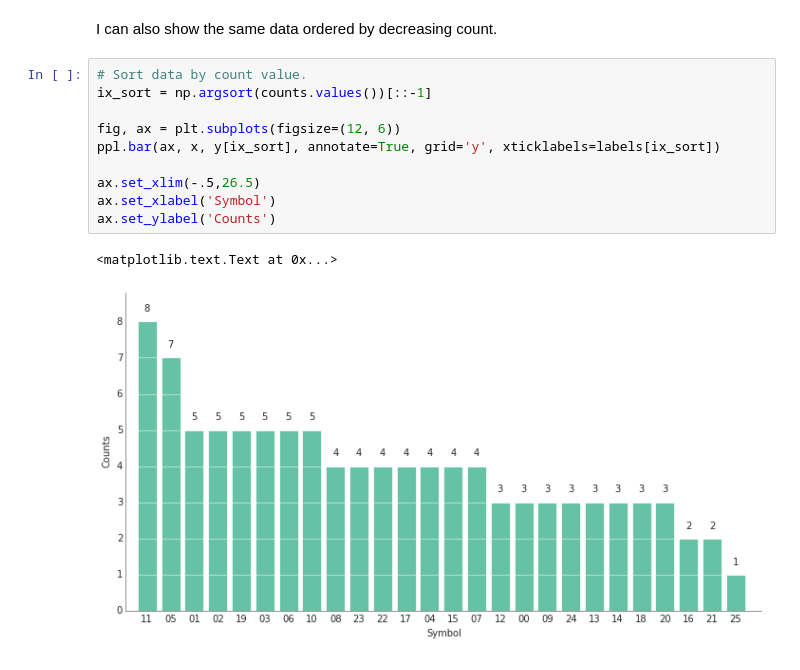
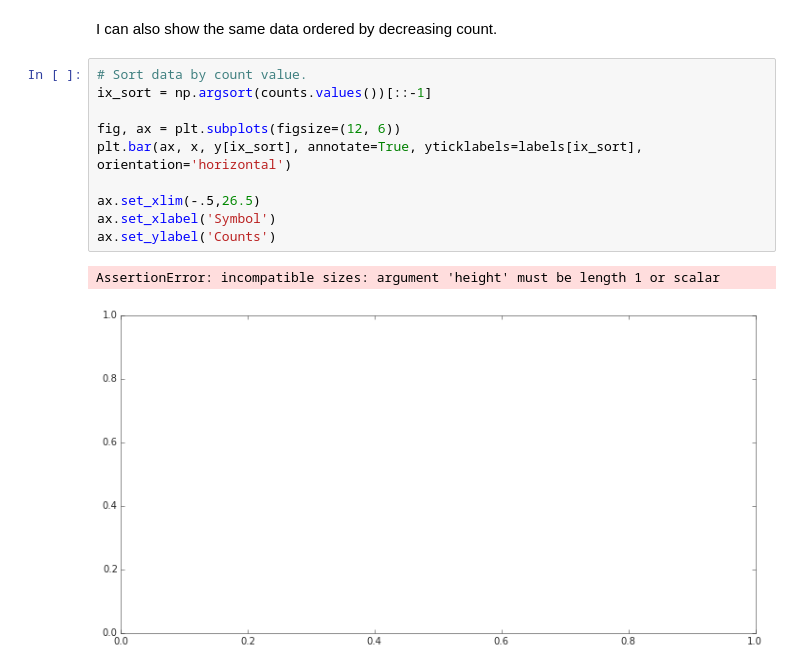
Before and after one commit to Who8MyLunch/Holiday_Distraction, a Jupyter notebook: encoded_message.ipynb, the cells around one changed output. Drawn from its saved outputs; the diff is of its cells as text.

Commit message:
change to horizontal histograms.

```diff
--- a/encoded_message.ipynb
+++ b/encoded_message.ipynb
@@ -162,13 +162,13 @@ I can also show the same data ordered by decreasing count.
 # %%
 # Sort data by count value.
 ix_sort = np.argsort(counts.values())[::-1]
 
 fig, ax = plt.subplots(figsize=(12, 6))
-ppl.bar(ax, x, y[ix_sort], annotate=True, grid='y', xticklabels=labels[ix_sort])
+plt.bar(ax, x, y[ix_sort], annotate=True, yticklabels=labels[ix_sort], orientation='horizontal')
 
 ax.set_xlim(-.5,26.5)
 ax.set_xlabel('Symbol')
 ax.set_ylabel('Counts')
 # %% [output]
-<matplotlib.text.Text at 0x...>
+AssertionError: incompatible sizes: argument 'height' must be length 1 or scalar
-[figure, old version]
+[figure, new version]
```
Also changed, not shown: parts of 6 cells of this notebook, 2 other files.
